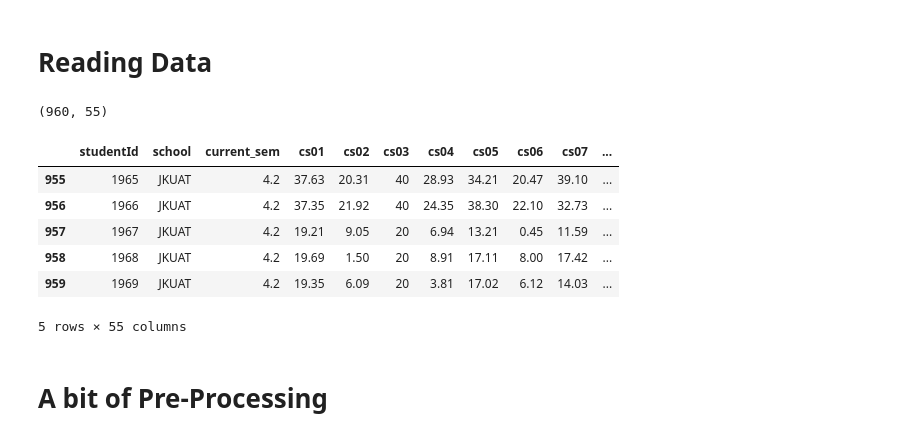
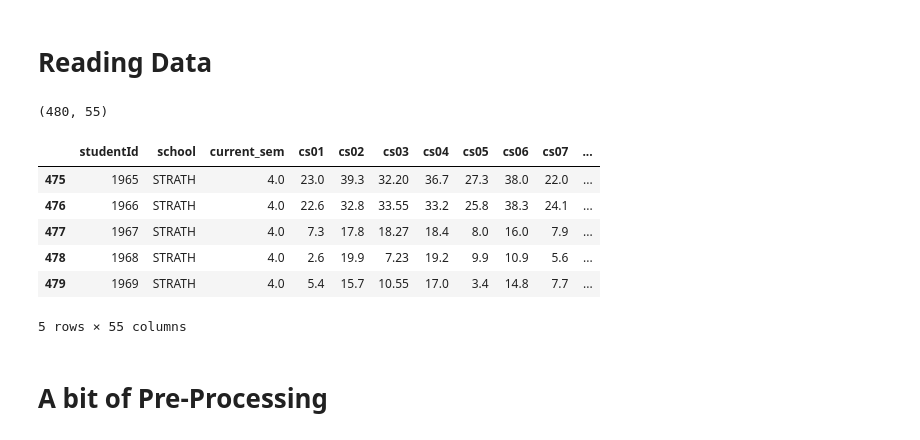
Before and after one commit to mel-fayne/elira_api, a Jupyter notebook: classifierModel/spec_classifier.ipynb, the cells around one changed output. Cells and saved outputs as stored; diff of their text form; code cells hidden in the pictures.

```diff
--- a/classifierModel/spec_classifier.ipynb
+++ b/classifierModel/spec_classifier.ipynb
@@ -22,17 +22,17 @@ from sklearn.svm import SVC
 # %% [markdown]
 # Reading Data
 # %%
-data = pd.read_csv('./data/jkuatStudents.csv')
+data = pd.read_csv('./data/strathStudents.csv')
 print(data.shape)
 data.tail()
 # %% [output]
-(960, 55)
+(480, 55)
 |  | studentId | school | current_sem | cs01 | cs02 | cs03 | cs04 | cs05 | cs06 | cs07 | ... |
-| 955 | 1965 | JKUAT | 4.2 | 37.63 | 20.31 | 40 | 28.93 | 34.21 | 20.47 | 39.10 | ... |
-| 956 | 1966 | JKUAT | 4.2 | 37.35 | 21.92 | 40 | 24.35 | 38.30 | 22.10 | 32.73 | ... |
-| 957 | 1967 | JKUAT | 4.2 | 19.21 | 9.05 | 20 | 6.94 | 13.21 | 0.45 | 11.59 | ... |
-| 958 | 1968 | JKUAT | 4.2 | 19.69 | 1.50 | 20 | 8.91 | 17.11 | 8.00 | 17.42 | ... |
-| 959 | 1969 | JKUAT | 4.2 | 19.35 | 6.09 | 20 | 3.81 | 17.02 | 6.12 | 14.03 | ... |
+| 475 | 1965 | STRATH | 4.0 | 23.0 | 39.3 | 32.20 | 36.7 | 27.3 | 38.0 | 22.0 | ... |
+| 476 | 1966 | STRATH | 4.0 | 22.6 | 32.8 | 33.55 | 33.2 | 25.8 | 38.3 | 24.1 | ... |
+| 477 | 1967 | STRATH | 4.0 | 7.3 | 17.8 | 18.27 | 18.4 | 8.0 | 16.0 | 7.9 | ... |
+| 478 | 1968 | STRATH | 4.0 | 2.6 | 19.9 | 7.23 | 19.2 | 9.9 | 10.9 | 5.6 | ... |
+| 479 | 1969 | STRATH | 4.0 | 5.4 | 15.7 | 10.55 | 17.0 | 3.4 | 14.8 | 7.7 | ... |
 5 rows × 55 columns
 # %% [markdown]
 # A bit of Pre-Processing
```
Also changed, not shown: parts of 10 cells of this notebook, 6 other files.
